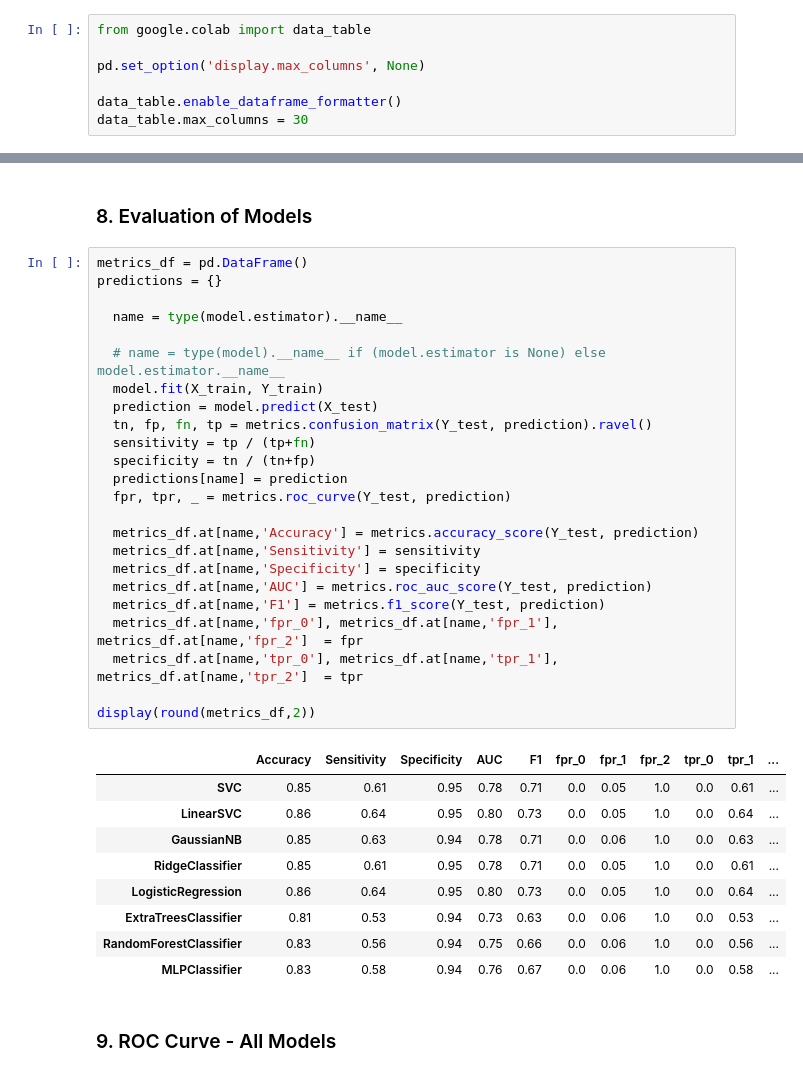
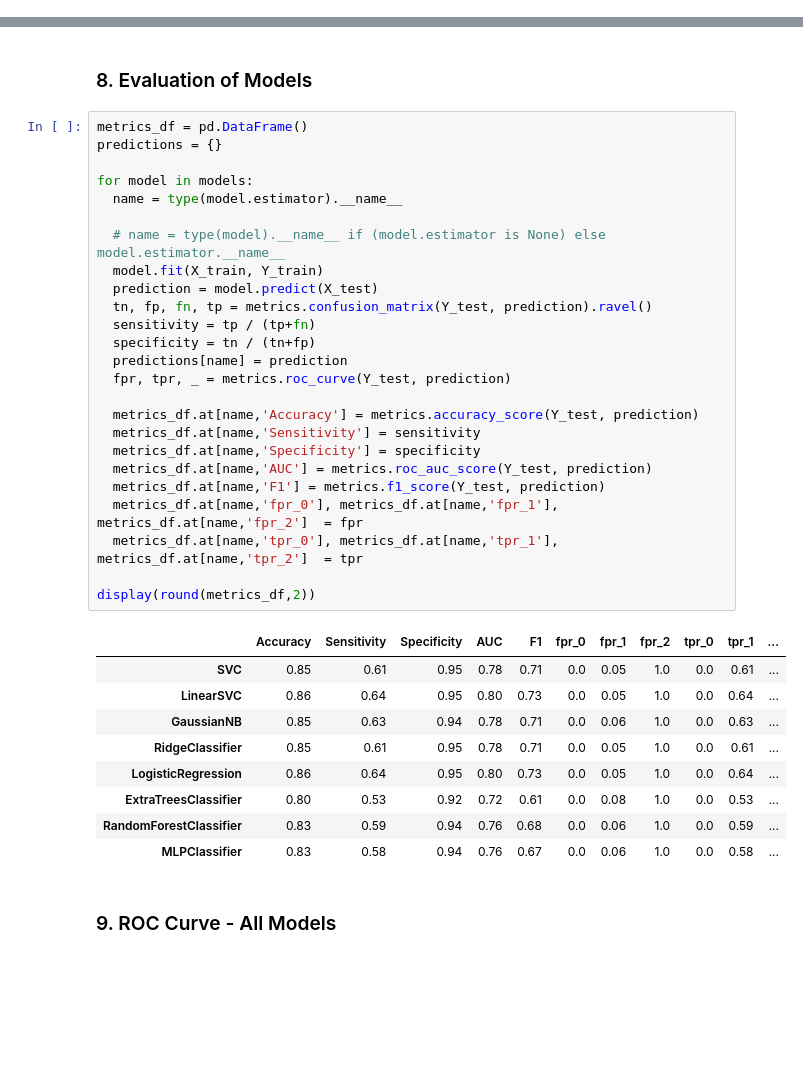
Before and after one commit to hksantosh/sscm, a Jupyter notebook: capstone/Intelligent_Supplier_Selection.ipynb, the cells around one changed output, grey strips where cells are left out. Saved outputs shown, nothing was run; the diff lists cells and outputs as text; blank space fills up the shorter version.

```diff
--- a/capstone/Intelligent_Supplier_Selection.ipynb
+++ b/capstone/Intelligent_Supplier_Selection.ipynb
@@ -31,13 +31,6 @@ from sklearn.neural_network import MLPClassifier
 from sklearn.calibration import CalibratedClassifierCV
 from sklearn.linear_model import RidgeClassifier, LogisticRegression
 from sklearn.ensemble import VotingClassifier, ExtraTreesClassifier, RandomForestClassifier
-# %%
-from google.colab import data_table
-
-pd.set_option('display.max_columns', None)
-
-data_table.enable_dataframe_formatter()
-data_table.max_columns = 30
 # %% [markdown]
 ### Import Data
 # %%
@@ -216,35 +209,36 @@ for solver in solvers:
 metrics_df = pd.DataFrame()
 predictions = {}
 
+for model in models:
   name = type(model.estimator).__name__
 
   # name = type(model).__name__ if (model.estimator is None) else model.estimator.__name__
   model.fit(X_train, Y_train)
   prediction = model.predict(X_test)
   tn, fp, fn, tp = metrics.confusion_matrix(Y_test, prediction).ravel()
   sensitivity = tp / (tp+fn)
   specificity = tn / (tn+fp)
   predictions[name] = prediction
   fpr, tpr, _ = metrics.roc_curve(Y_test, prediction)
 
   metrics_df.at[name,'Accuracy'] = metrics.accuracy_score(Y_test, prediction)
   metrics_df.at[name,'Sensitivity'] = sensitivity
   metrics_df.at[name,'Specificity'] = specificity
   metrics_df.at[name,'AUC'] = metrics.roc_auc_score(Y_test, prediction)
   metrics_df.at[name,'F1'] = metrics.f1_score(Y_test, prediction)
   metrics_df.at[name,'fpr_0'], metrics_df.at[name,'fpr_1'], metrics_df.at[name,'fpr_2']  = fpr
   metrics_df.at[name,'tpr_0'], metrics_df.at[name,'tpr_1'], metrics_df.at[name,'tpr_2']  = tpr
 
 display(round(metrics_df,2))
 # %% [output]
 |  | Accuracy | Sensitivity | Specificity | AUC | F1 | fpr_0 | fpr_1 | fpr_2 | tpr_0 | tpr_1 | ... |
 | SVC | 0.85 | 0.61 | 0.95 | 0.78 | 0.71 | 0.0 | 0.05 | 1.0 | 0.0 | 0.61 | ... |
 | LinearSVC | 0.86 | 0.64 | 0.95 | 0.80 | 0.73 | 0.0 | 0.05 | 1.0 | 0.0 | 0.64 | ... |
 | GaussianNB | 0.85 | 0.63 | 0.94 | 0.78 | 0.71 | 0.0 | 0.06 | 1.0 | 0.0 | 0.63 | ... |
 | RidgeClassifier | 0.85 | 0.61 | 0.95 | 0.78 | 0.71 | 0.0 | 0.05 | 1.0 | 0.0 | 0.61 | ... |
 | LogisticRegression | 0.86 | 0.64 | 0.95 | 0.80 | 0.73 | 0.0 | 0.05 | 1.0 | 0.0 | 0.64 | ... |
-| ExtraTreesClassifier | 0.81 | 0.53 | 0.94 | 0.73 | 0.63 | 0.0 | 0.06 | 1.0 | 0.0 | 0.53 | ... |
-| RandomForestClassifier | 0.83 | 0.56 | 0.94 | 0.75 | 0.66 | 0.0 | 0.06 | 1.0 | 0.0 | 0.56 | ... |
+| ExtraTreesClassifier | 0.80 | 0.53 | 0.92 | 0.72 | 0.61 | 0.0 | 0.08 | 1.0 | 0.0 | 0.53 | ... |
+| RandomForestClassifier | 0.83 | 0.59 | 0.94 | 0.76 | 0.68 | 0.0 | 0.06 | 1.0 | 0.0 | 0.59 | ... |
 | MLPClassifier | 0.83 | 0.58 | 0.94 | 0.76 | 0.67 | 0.0 | 0.06 | 1.0 | 0.0 | 0.58 | ... |
 # %% [markdown]
 ### 9. ROC Curve - All Models
```
Also changed, not shown: parts of 5 cells of this notebook.
